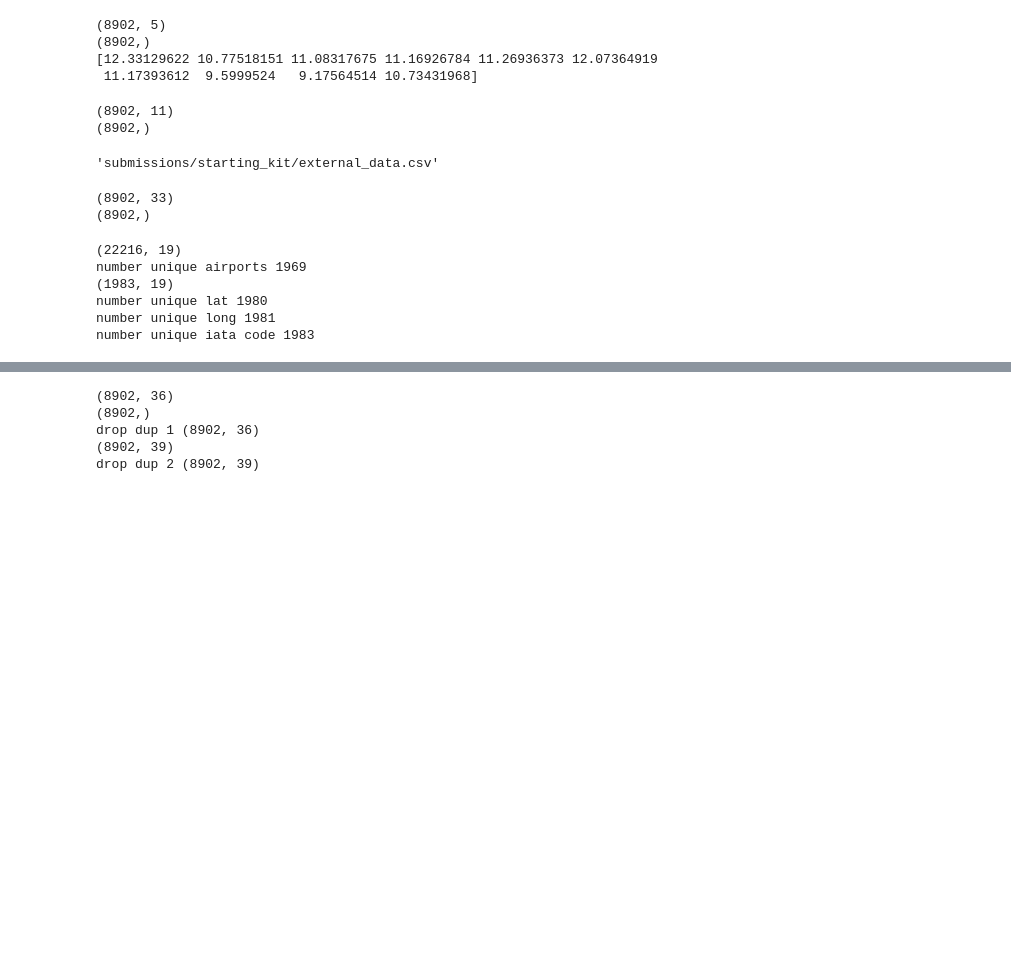
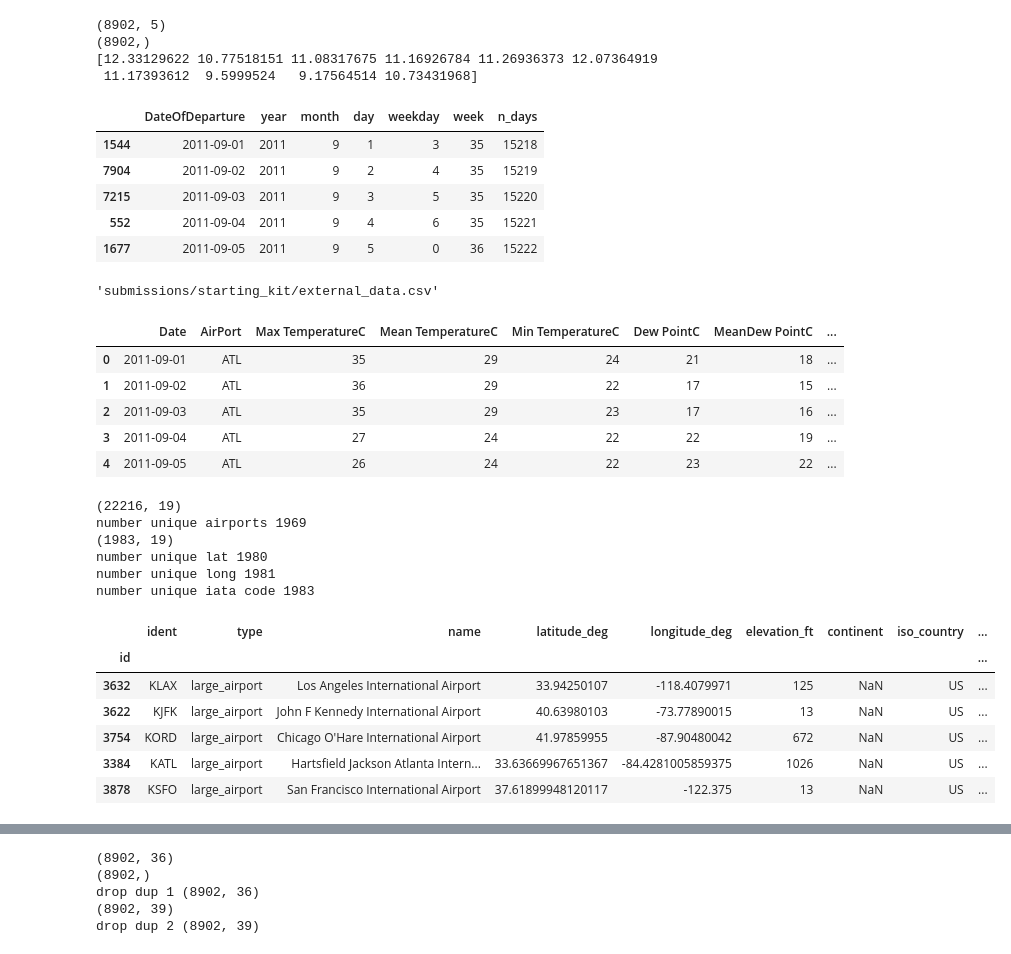
Before and after one commit to MaximeRedstone/air_traffic_project, a Jupyter notebook: testing_functions.ipynb, the cells around one changed output, grey strips where cells are left out. Drawn from its saved outputs; the diff is of its cells as text; code cells hidden in the pictures; blank space fills up the shorter version.

```diff
--- a/testing_functions.ipynb
+++ b/testing_functions.ipynb
@@ -68,11 +70,22 @@ def _encode_dates(X):
 date_encoder = FunctionTransformer(_encode_dates)
 X = date_encoder.fit_transform(X)
 
-print(X.shape)
-print(y.shape)
+date_df = pd.DataFrame(X.loc[:, 'DateOfDeparture'])
+date_encoder = FunctionTransformer(_encode_dates)
+date_df = date_encoder.fit_transform(date_df)
+date_df.sort_values('DateOfDeparture', inplace=True)
+date_df.drop_duplicates('DateOfDeparture', inplace=True)
+database_df['Date'] = date_df
+database_df['Date'].head()
+# print(X.shape)
+# print(y.shape)
 # %% [output]
-(8902, 11)
-(8902,)
+|  | DateOfDeparture | year | month | day | weekday | week | n_days |
+| 1544 | 2011-09-01 | 2011 | 9 | 1 | 3 | 35 | 15218 |
+| 7904 | 2011-09-02 | 2011 | 9 | 2 | 4 | 35 | 15219 |
+| 7215 | 2011-09-03 | 2011 | 9 | 3 | 5 | 35 | 15220 |
+| 552 | 2011-09-04 | 2011 | 9 | 4 | 6 | 35 | 15221 |
+| 1677 | 2011-09-05 | 2011 | 9 | 5 | 0 | 36 | 15222 |
 # %%
 __file__ = os.path.join('submissions', 'starting_kit', 'estimator.py')
 filepath = os.path.join(os.path.dirname(__file__), 'external_data.csv')
@@ -140,7 +153,7 @@ class MergeTransformer():
 merge_transform = MergeTransformer(
     X_ext=None,
     filename='external_data.csv',
-    filepath='submissions/starting_kit/',
+    filepath='data/',
     cols_to_rename={'Date': 'DateOfDeparture', 'AirPort': 'Arrival'},
     how='left',
     on=['DateOfDeparture', 'Arrival'],
@@ -148,28 +161,42 @@ merge_transform = MergeTransformer(
 
 X = merge_transform.fit_transform(X)
 
-print(X.shape)
-print(y.shape)
+weather_df = pd.read_csv('data/external_data.csv')
+weather_df['Date'] = pd.to_datetime(weather_df['Date'])
+database_df['WeatherStateDate'] = weather_df
+database_df['WeatherStateDate'].head()
 # %% [output]
-(8902, 33)
-(8902,)
+|  | Date | AirPort | Max TemperatureC | Mean TemperatureC | Min TemperatureC | Dew PointC | MeanDew PointC | ... |
+| 0 | 2011-09-01 | ATL | 35 | 29 | 24 | 21 | 18 | ... |
+| 1 | 2011-09-02 | ATL | 36 | 29 | 22 | 17 | 15 | ... |
+| 2 | 2011-09-03 | ATL | 35 | 29 | 23 | 17 | 16 | ... |
+| 3 | 2011-09-04 | ATL | 27 | 24 | 22 | 22 | 19 | ... |
+| 4 | 2011-09-05 | ATL | 26 | 24 | 22 | 23 | 22 | ... |
 # %%
 coordinates_data = pd.read_csv('data/list-of-airports-in-united-states-of-america-hxl-tags-1.csv', index_col=0)
 coordinates_data.loc[:, 'iso_region'] = coordinates_data.loc[:, 'iso_region'].str.strip('US-')
 coordinates_data.drop('#meta +id', axis=0, inplace=True)
 
 print(coordinates_data.shape)
 coordinates_data.drop_duplicates(['iata_code'], inplace=True)
 print('number unique airports', len(coordinates_data.name.unique()))
 print(coordinates_data.shape)
 # coordinates_data.head()
 print('number unique lat', len(coordinates_data.latitude_deg.unique()))
 print('number unique long', len(coordinates_data.longitude_deg.unique()))
 print('number unique iata code', len(coordinates_data.iata_code.unique()))
+coordinates_data.head()
 # %% [output]
 (22216, 19)
 number unique airports 1969
 (1983, 19)
 number unique lat 1980
 number unique long 1981
 number unique iata code 1983
+|  | ident | type | name | latitude_deg | longitude_deg | elevation_ft | continent | iso_country | ... |
+| id |  |  |  |  |  |  |  |  | ... |
+| 3632 | KLAX | large_airport | Los Angeles International Airport | 33.94250107 | -118.4079971 | 125 | NaN | US | ... |
+| 3622 | KJFK | large_airport | John F Kennedy International Airport | 40.63980103 | -73.77890015 | 13 | NaN | US | ... |
+| 3754 | KORD | large_airport | Chicago O'Hare International Airport | 41.97859955 | -87.90480042 | 672 | NaN | US | ... |
+| 3384 | KATL | large_airport | Hartsfield Jackson Atlanta Intern... | 33.63669967651367 | -84.4281005859375 | 1026 | NaN | US | ... |
+| 3878 | KSFO | large_airport | San Francisco International Airport | 37.61899948120117 | -122.375 | 13 | NaN | US | ... |
```
Also changed, not shown: parts of 29 cells of this notebook, 2 other files.
